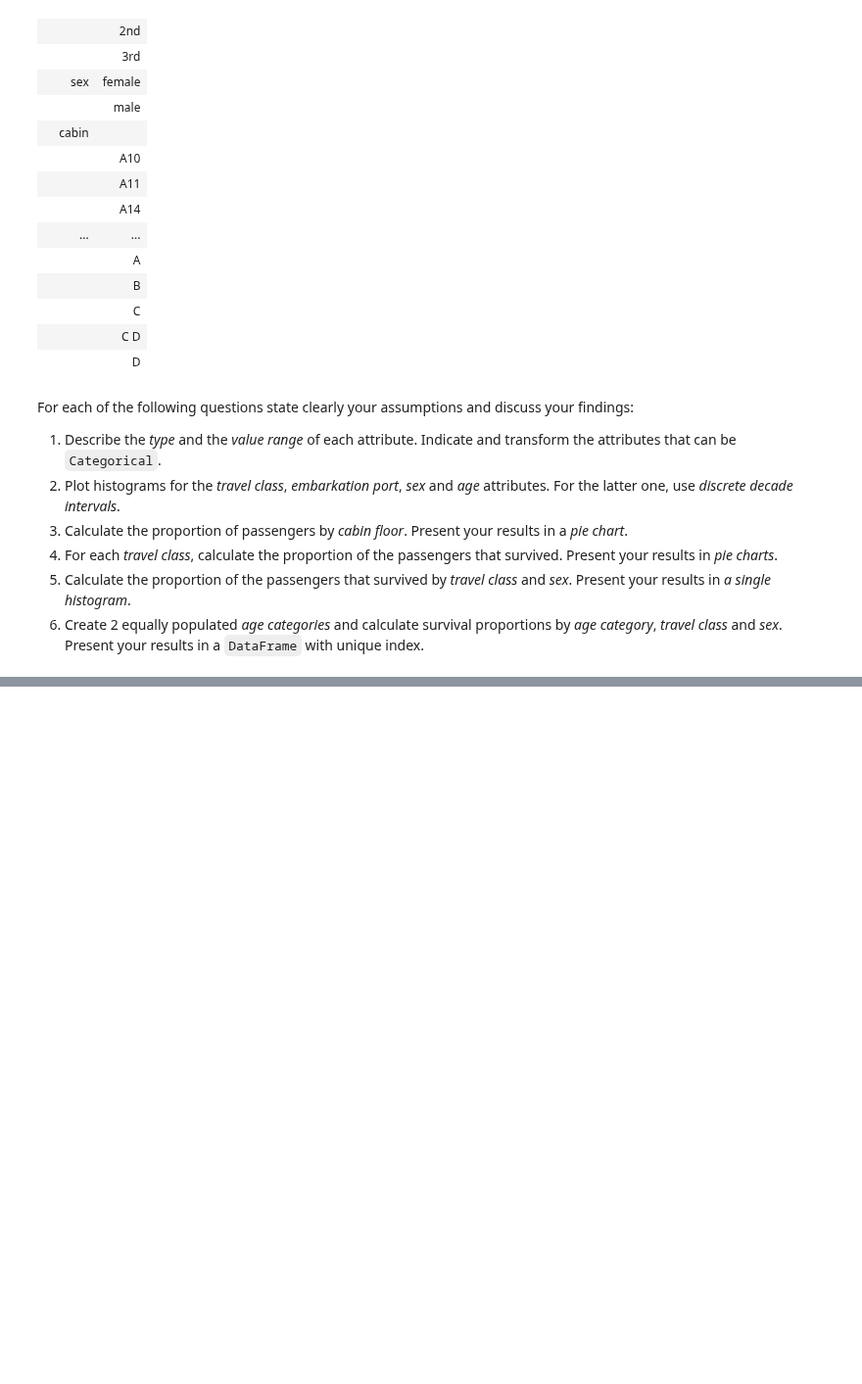
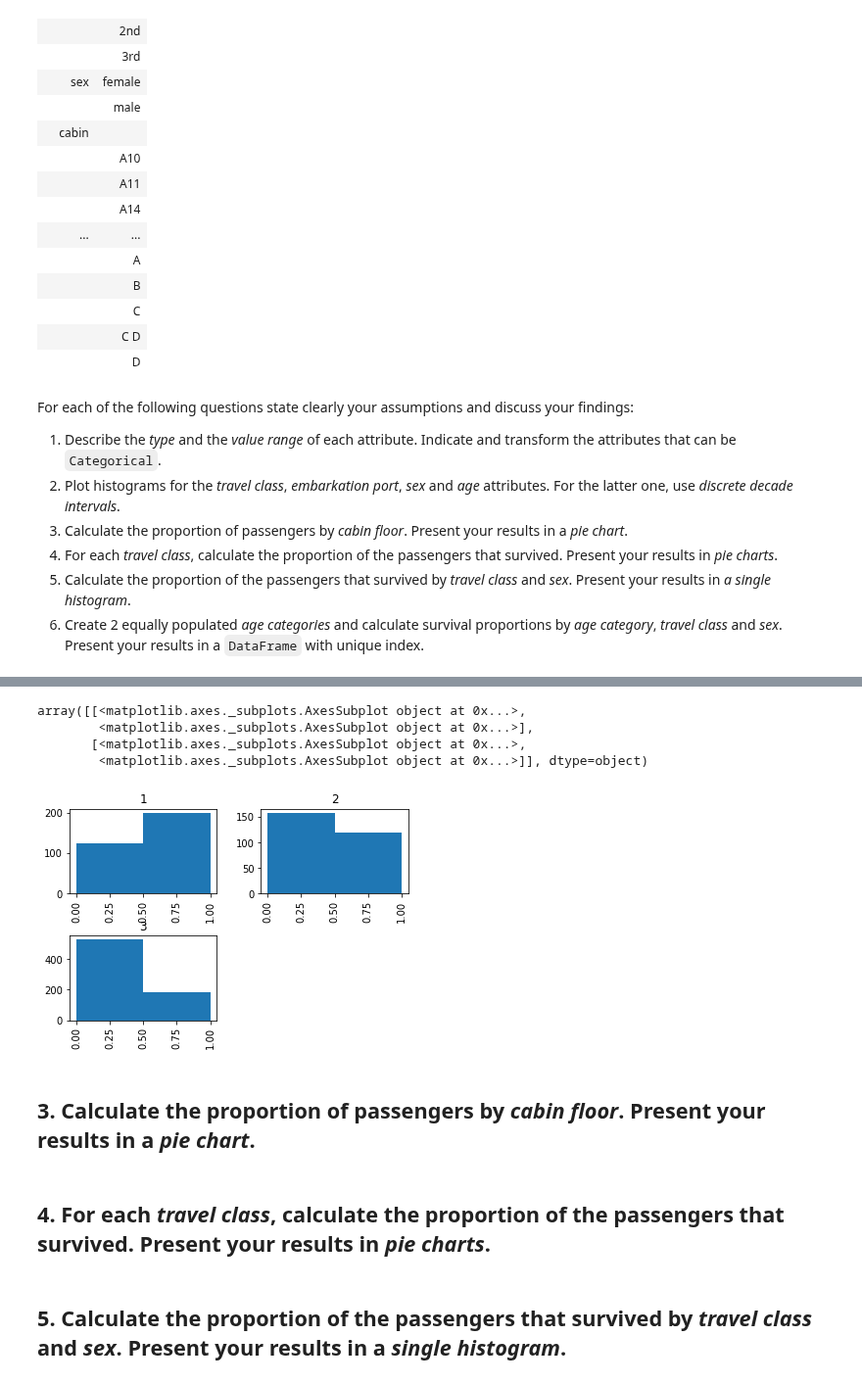
Before and after one commit to mosimann/ADA, a Jupyter notebook: Homework 1.ipynb, the cells around one changed output, grey strips where cells are left out. Shown at 98% size. Cells and saved outputs as stored; diff of their text form; code cells hidden in the pictures; blank space fills up the shorter version.

```diff
--- a/Homework 1.ipynb
+++ b/Homework 1.ipynb
@@ -333,0 +381,14 @@ For each of the following questions state clearly your assumptions and discuss y
+# %%
+df.hist(column='survived', grid=True, by='pclass', bins=2)
+# %% [output]
+array([[<matplotlib.axes._subplots.AxesSubplot object at 0x...>,
+        <matplotlib.axes._subplots.AxesSubplot object at 0x...>],
+       [<matplotlib.axes._subplots.AxesSubplot object at 0x...>,
+        <matplotlib.axes._subplots.AxesSubplot object at 0x...>]], dtype=object)
+[figure, added]
+# %% [markdown]
+## 3. Calculate the proportion of passengers by _cabin floor_. Present your results in a _pie chart_.
+# %% [markdown]
+## 4. For each _travel class_, calculate the proportion of the passengers that survived. Present your results in _pie charts_.
+# %% [markdown]
+## 5. Calculate the proportion of the passengers that survived by _travel class_ and _sex_. Present your results in a _single histogram_.
```
Also changed, not shown: parts of 6 cells of this notebook.
